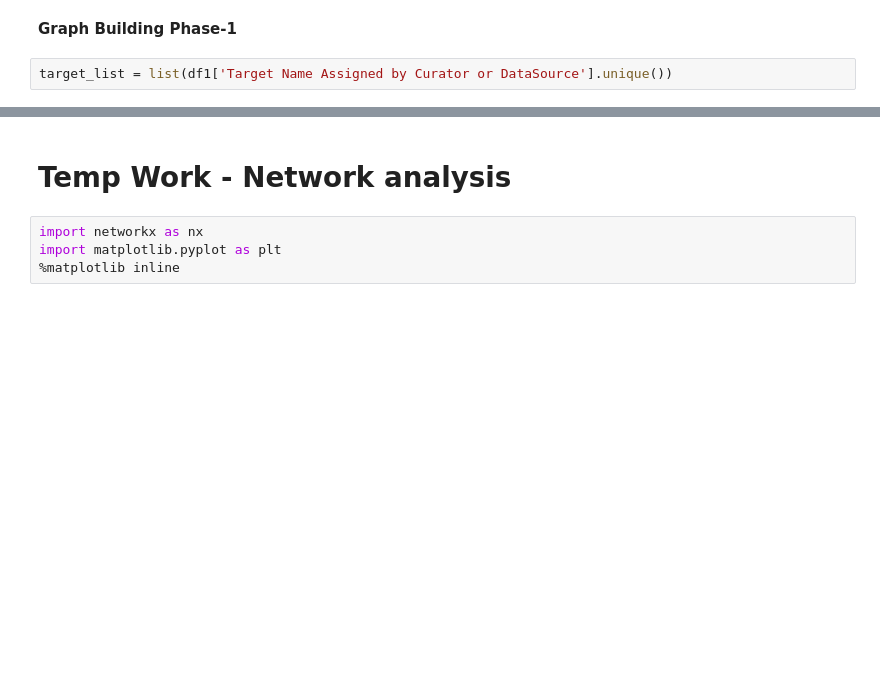
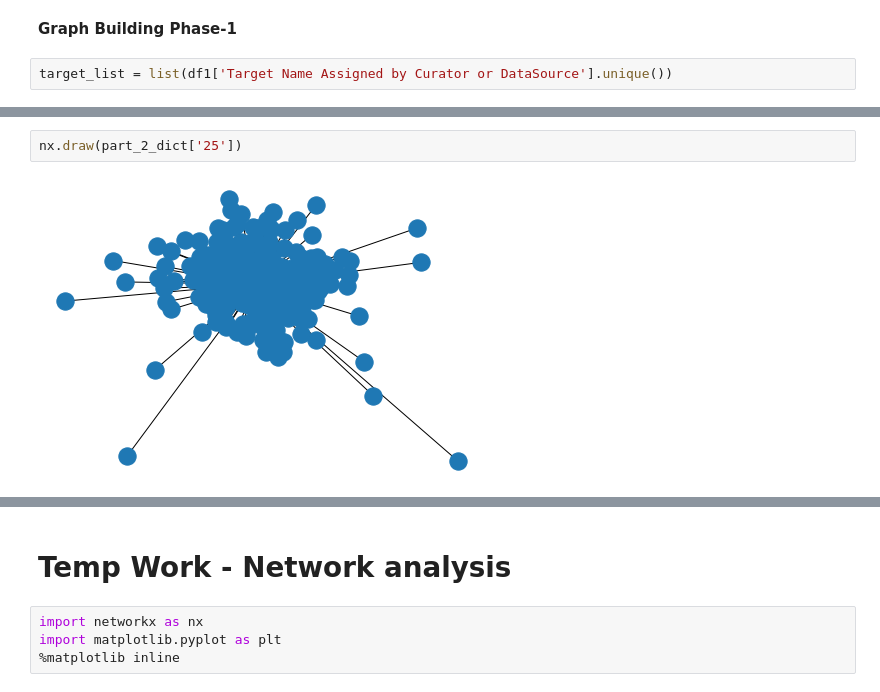
Before and after one commit to Starkultra/SNA, a Jupyter notebook: SNA_Molecular.V3.ipynb, the cells around one changed output, grey strips where cells are left out. Cells and saved outputs as stored; diff of their text form; blank space fills up the shorter version.

```diff
--- a/SNA_Molecular.V3.ipynb
+++ b/SNA_Molecular.V3.ipynb
@@ -253,0 +372,4 @@ nx.draw(part_1_dict['37'])
+# %%
+nx.draw(part_2_dict['25'])
+# %% [output]
+[figure, added]
```
Also changed, not shown: parts of 26 cells of this notebook, 2 other files.
